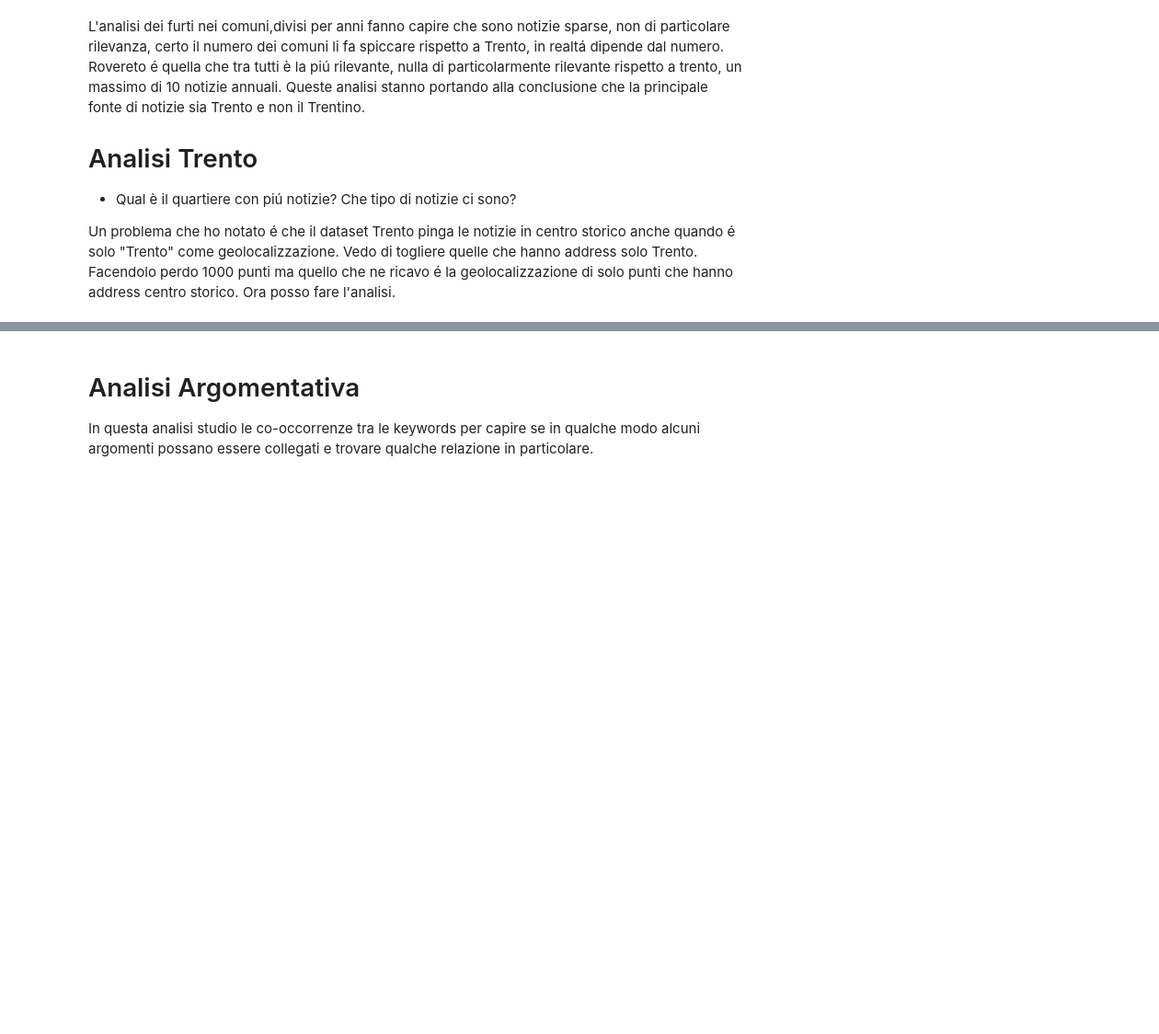
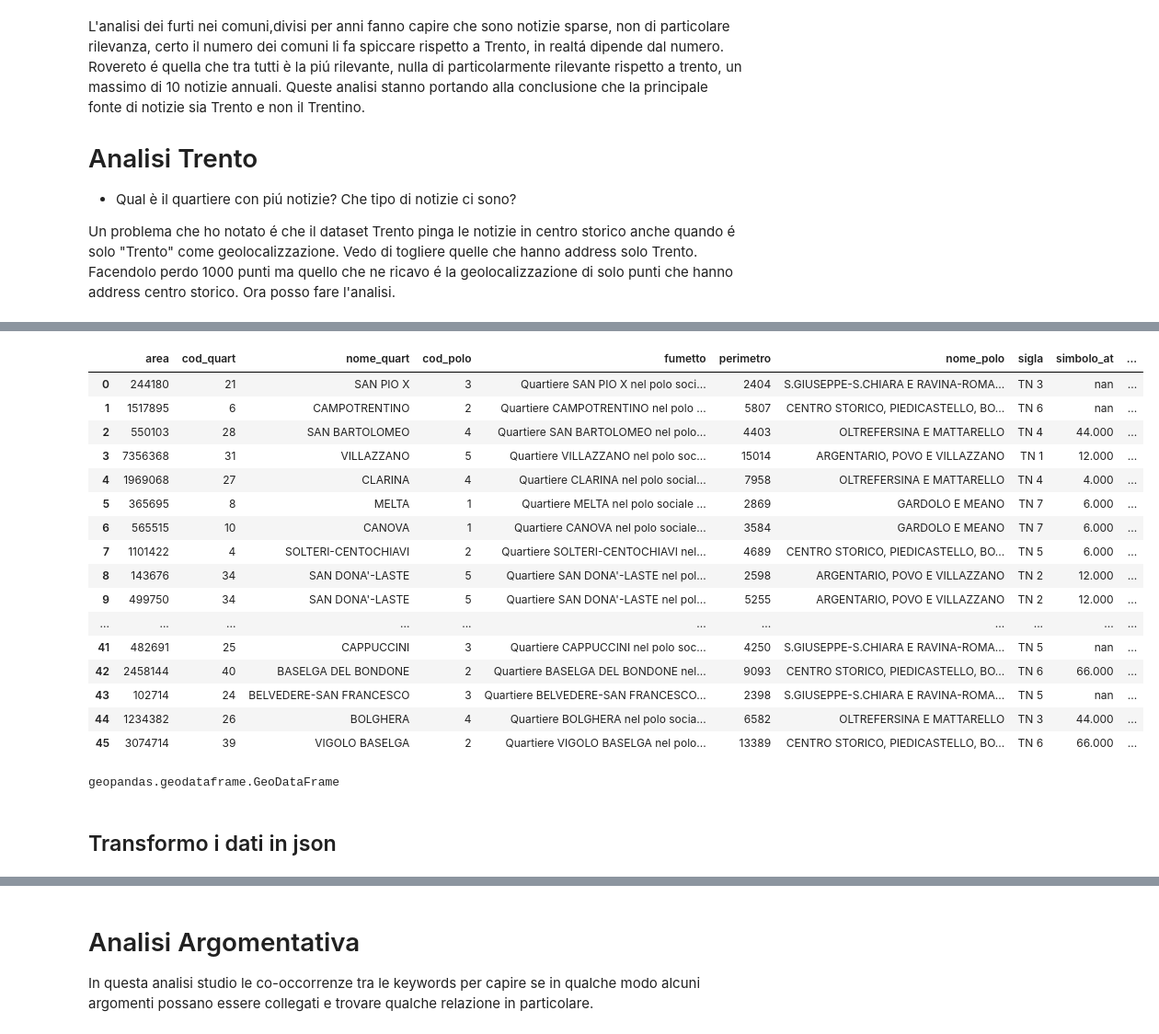
Before and after one commit to frabatx/today_parser, a Jupyter notebook: python/Analyze.ipynb, the cells around one changed output, grey strips where cells are left out. Shown: that part at 92% size. Drawn from its saved outputs; the diff is of its cells as text; code cells hidden in the pictures; blank space fills up the shorter version.

```diff
--- a/python/Analyze.ipynb
+++ b/python/Analyze.ipynb
@@ -228,0 +266,9 @@ print(argomenti2anni.head(20).to_string())
+# %%
+df_year = df[df['year']==2020]
+keywords2020 = list(uniqueKeyword(df_year['keywords']))
+key2020 =[]
+for key in keywords2020:
+    if((key[0] != '') and (key[0] in keys) ):
+        key2020.append(key)
+key2020 = dict(key2020)
+key2020
@@ -229,3 +296,9 @@ print(argomenti2anni.head(20).to_string())
+# %%
+cols = ['keys', '2019', '2020']
+ordered2020 = []
+for key in keys:
+    ordered2020.append(key2020.get(key))
+pd.DataFrame(list(zip(keys,key2019.values() ,ordered2020 )), columns=cols).to_csv("../newSite/src/compared20192020.csv", index=False)
 # %% [markdown]
 # Analisi mensile top Keyword
 Abbiamo visto negli ultimi anni Ottobre e le sue argomentazioni, ma quali sono le keywords che hanno caratterizzato ogni mese nel corso degli anni?
@@ -377,2 +569,3 @@ trentoKey
 # %%
-trento.groupby(['nome_quart']).size().reset_index(name='counts').sort_values('counts', ascending=False)
+conteggioQuartieriDf = trento.groupby(['nome_quart', 'cod_quart']).size().reset_index(name='counts').sort_values('counts', ascending=False)
+conteggioQuartieriDf['cod_quart'] = conteggioQuartieriDf['cod_quart'].apply(lambda x : int(x))
@@ -378,0 +592,31 @@ trento.groupby(['nome_quart']).size().reset_index(name='counts').sort_values('co
+# %%
+from shapely import wkt
+import shapely.geometry
+import geopandas as gpd
+#df_quartieri = pd.read_csv('data/poli_sociali.csv', delimiter=';')
+#df_quartieri = geopandas.read_file('data/poli_sociali.csv')
+# loading polygons geodataframe
+gdf_polygons = gpd.read_file('data/poli_sociali/poli_sociali.shp')
+gdf_polygons.to_crs("EPSG:4326", inplace=True)
+#gdf_polygons
+# %%
+counts_df = gdf_polygons.merge(conteggioQuartieriDf, how='inner',left_on=['cod_quart', 'nome_quart'],right_on=['cod_quart', 'nome_quart'])
+counts_df
+# %% [output]
+|  | area | cod_quart | nome_quart | cod_polo | fumetto | perimetro | nome_polo | sigla | simbolo_at | ... |
+| 0 | 244180 | 21 | SAN PIO X | 3 | Quartiere SAN PIO X nel polo soci... | 2404 | S.GIUSEPPE-S.CHIARA E RAVINA-ROMA... | TN 3 | nan | ... |
+| 1 | 1517895 | 6 | CAMPOTRENTINO | 2 | Quartiere CAMPOTRENTINO nel polo ... | 5807 | CENTRO STORICO, PIEDICASTELLO, BO... | TN 6 | nan | ... |
+| 2 | 550103 | 28 | SAN BARTOLOMEO | 4 | Quartiere SAN BARTOLOMEO nel polo... | 4403 | OLTREFERSINA E MATTARELLO | TN 4 | 44.000 | ... |
+| 3 | 7356368 | 31 | VILLAZZANO | 5 | Quartiere VILLAZZANO nel polo soc... | 15014 | ARGENTARIO, POVO E VILLAZZANO | TN 1 | 12.000 | ... |
+| 4 | 1969068 | 27 | CLARINA | 4 | Quartiere CLARINA nel polo social... | 7958 | OLTREFERSINA E MATTARELLO | TN 4 | 4.000 | ... |
+| 5 | 365695 | 8 | MELTA | 1 | Quartiere MELTA nel polo sociale ... | 2869 | GARDOLO E MEANO | TN 7 | 6.000 | ... |
+| 6 | 565515 | 10 | CANOVA | 1 | Quartiere CANOVA nel polo sociale... | 3584 | GARDOLO E MEANO | TN 7 | 6.000 | ... |
+| 7 | 1101422 | 4 | SOLTERI-CENTOCHIAVI | 2 | Quartiere SOLTERI-CENTOCHIAVI nel... | 4689 | CENTRO STORICO, PIEDICASTELLO, BO... | TN 5 | 6.000 | ... |
+| 8 | 143676 | 34 | SAN DONA'-LASTE | 5 | Quartiere SAN DONA'-LASTE nel pol... | 2598 | ARGENTARIO, POVO E VILLAZZANO | TN 2 | 12.000 | ... |
+| 9 | 499750 | 34 | SAN DONA'-LASTE | 5 | Quartiere SAN DONA'-LASTE nel pol... | 5255 | ARGENTARIO, POVO E VILLAZZANO | TN 2 | 12.000 | ... |
+| ... | ... | ... | ... | ... | ... | ... | ... | ... | ... | ... |
+| 41 | 482691 | 25 | CAPPUCCINI | 3 | Quartiere CAPPUCCINI nel polo soc... | 4250 | S.GIUSEPPE-S.CHIARA E RAVINA-ROMA... | TN 5 | nan | ... |
+| 42 | 2458144 | 40 | BASELGA DEL BONDONE | 2 | Quartiere BASELGA DEL BONDONE nel... | 9093 | CENTRO STORICO, PIEDICASTELLO, BO... | TN 6 | 66.000 | ... |
+| 43 | 102714 | 24 | BELVEDERE-SAN FRANCESCO | 3 | Quartiere BELVEDERE-SAN FRANCESCO... | 2398 | S.GIUSEPPE-S.CHIARA E RAVINA-ROMA... | TN 5 | nan | ... |
+| 44 | 1234382 | 26 | BOLGHERA | 4 | Quartiere BOLGHERA nel polo socia... | 6582 | OLTREFERSINA E MATTARELLO | TN 3 | 44.000 | ... |
+| 45 | 3074714 | 39 | VIGOLO BASELGA | 2 | Quartiere VIGOLO BASELGA nel polo... | 13389 | CENTRO STORICO, PIEDICASTELLO, BO... | TN 6 | 66.000 | ... |
@@ -378,0 +625,5 @@ trento.groupby(['nome_quart']).size().reset_index(name='counts').sort_values('co
+# %%
+counts_df['geometry'] = counts_df['geometry'].apply(lambda x : shapely.geometry.Polygon(x))
+type(counts_df)
+# %% [output]
+geopandas.geodataframe.GeoDataFrame
@@ -378,0 +638,2 @@ trento.groupby(['nome_quart']).size().reset_index(name='counts').sort_values('co
+# %% [markdown]
+## Transformo i dati in json
```
Also changed, not shown: parts of 37 cells of this notebook, 10 other files.
